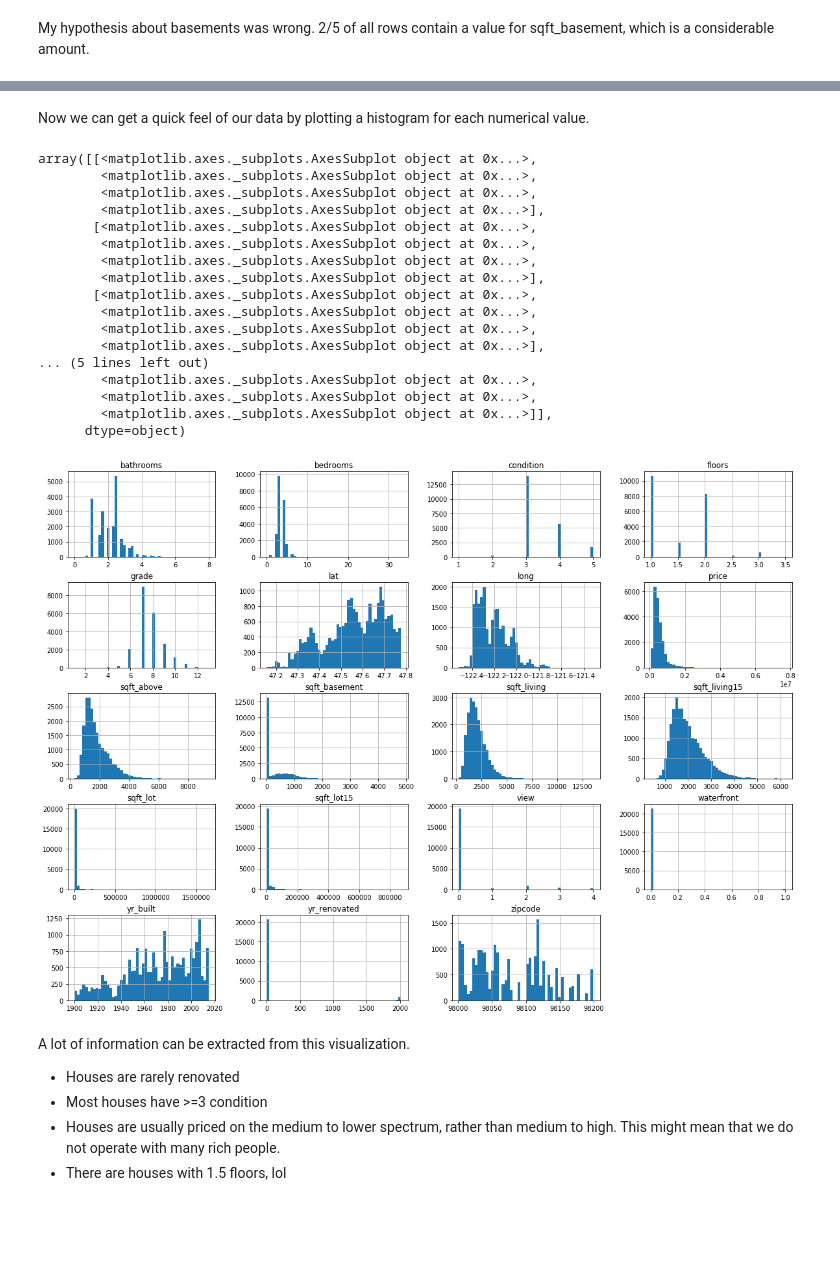
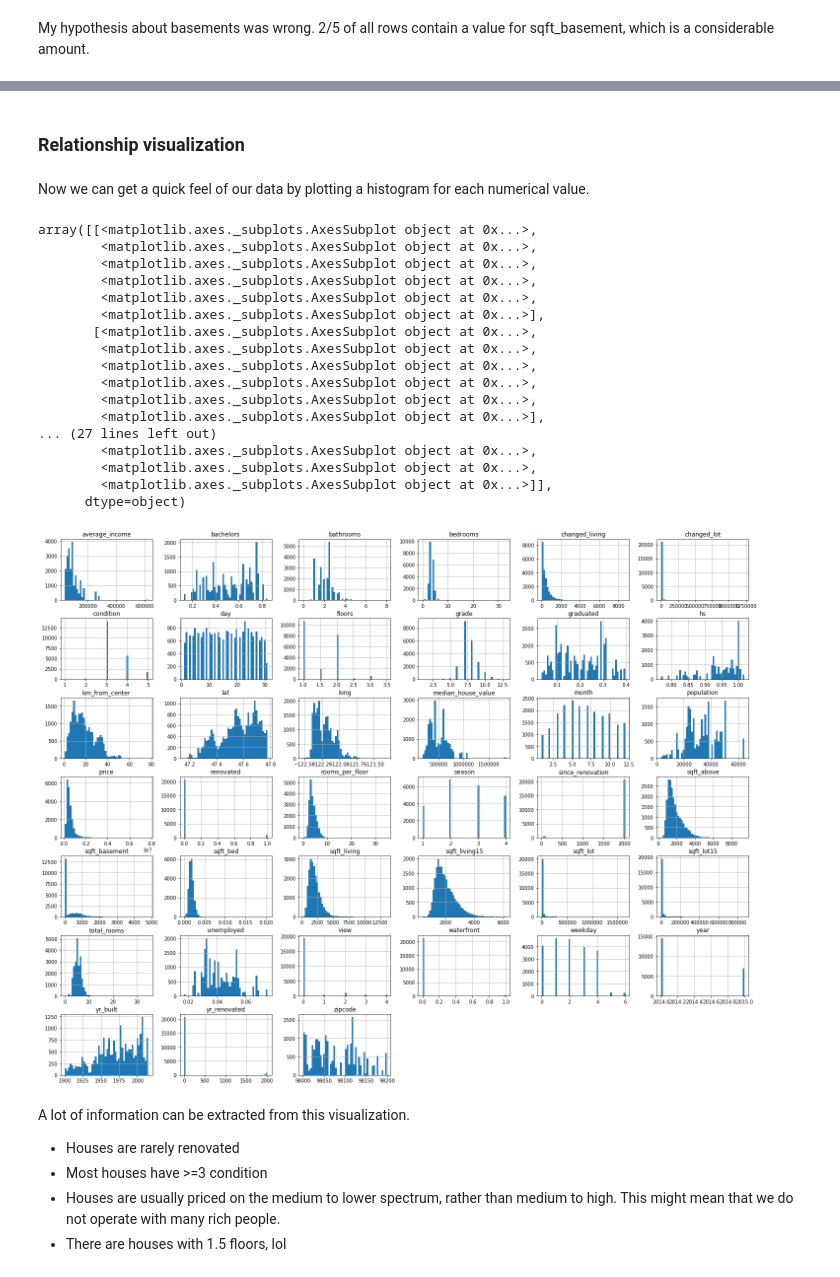
Before and after one commit to Craq/univ_ml, a Jupyter notebook: linear_reg/Houses_project.ipynb, the cells around one changed output, grey strips where cells are left out. Saved outputs shown, nothing was run; the diff lists cells and outputs as text; code cells hidden in the pictures; blank space fills up the shorter version.

```diff
--- a/linear_reg/Houses_project.ipynb
+++ b/linear_reg/Houses_project.ipynb
@@ -89,0 +145,10 @@ houses['season'] = houses.date.apply(lambda x: get_season(x.date()))
+# %%
+from geopy.distance import geodesic
+from geopy.geocoders import Nominatim
+geolocator = Nominatim(user_agent='house_prediction')
+city = geolocator.geocode('Seattle')
+seattle = (city.latitude,city.longitude)
+def get_km_from_city_center(x):
+    location_tup = (x.lat,x.long)
+    return geodesic(seattle,location_tup).kilometers
+houses['km_from_center'] = houses.apply(lambda x: get_km_from_city_center(x),axis=1)
@@ -89,0 +158,32 @@ houses['season'] = houses.date.apply(lambda x: get_season(x.date()))
+# %%
+from bs4 import BeautifulSoup
+import urllib3 as ur
+import lxml
+import re
+from urllib.request import urlopen
+
+zipcodes = houses.zipcode.unique()
+
+def get_info(page):
+    info = []
+    info.append(int(page_pyt.find(text='Estimated zip code population in 2016:').next_element.strip().replace(',','')))
+    info.append(int(page_pyt.find(text='High school or higher:').next_element.strip().replace('%','').replace('.',''))/1000)
+    info.append(int(page_pyt.find(text='Bachelor\'s degree or higher:').next_element.strip().replace('%','').replace('.',''))/1000)
+    info.append(int(page_pyt.find(text='Graduate or professional degree:').next_element.strip().replace('%','').replace('.',''))/1000)
+    info.append(int(page_pyt.find(text='Unemployed:').next_element.strip().replace('%','').replace('.',''))/1000)
+    info.append(int(page_pyt.find(text='Estimated median house/condo value in 2016:').next_element.strip().replace(',','').replace('$','')))
+    info.append(int(page_pyt.find(text='Average Adjusted Gross Income (AGI) in 2012:').next_element.strip().replace(',','').replace('$','')))
+    return info
+
+zip_information = []
+for i,zipcode in enumerate(zipcodes):
+    print('%d/%d'%(i+1,len(zipcodes)))
+    page = 'http://www.city-data.com/zips/{}.html'.format(zipcode)
+    page = urlopen(page)
+    page_pyt = BeautifulSoup(page,'lxml')
+    zip_information.append(get_info(page_pyt))
+
+print('done')
+zips = pd.DataFrame(zip_information,columns=['population','hs','bachelors','graduated','unemployed','median_house_value','average_income'])
+zips['zipcode'] = zipcodes
+houses_zips = pd.merge(houses,zips,how='left',on='zipcode')
@@ -90,26 +208,28 @@ houses['season'] = houses.date.apply(lambda x: get_season(x.date()))
+# %% [markdown]
+### Relationship visualization
 # %% [markdown]
 Now we can get a quick feel of our data by plotting a histogram for each numerical value.
 # %%
-houses.hist(bins=50,figsize=(20,15))
+houses_zips.hist(bins=50,figsize=(25,20))
 # %% [output]
 array([[<matplotlib.axes._subplots.AxesSubplot object at 0x...>,
+        <matplotlib.axes._subplots.AxesSubplot object at 0x...>,
+        <matplotlib.axes._subplots.AxesSubplot object at 0x...>,
         <matplotlib.axes._subplots.AxesSubplot object at 0x...>,
         <matplotlib.axes._subplots.AxesSubplot object at 0x...>,
         <matplotlib.axes._subplots.AxesSubplot object at 0x...>],
        [<matplotlib.axes._subplots.AxesSubplot object at 0x...>,
         <matplotlib.axes._subplots.AxesSubplot object at 0x...>,
         <matplotlib.axes._subplots.AxesSubplot object at 0x...>,
-        <matplotlib.axes._subplots.AxesSubplot object at 0x...>],
-       [<matplotlib.axes._subplots.AxesSubplot object at 0x...>,
         <matplotlib.axes._subplots.AxesSubplot object at 0x...>,
         <matplotlib.axes._subplots.AxesSubplot object at 0x...>,
         <matplotlib.axes._subplots.AxesSubplot object at 0x...>],
-... (5 lines left out)
+... (27 lines left out)
         <matplotlib.axes._subplots.AxesSubplot object at 0x...>,
         <matplotlib.axes._subplots.AxesSubplot object at 0x...>,
         <matplotlib.axes._subplots.AxesSubplot object at 0x...>]],
       dtype=object)
-[figure, old version]
+[figure, new version]
 # %% [markdown]
 A lot of information can be extracted from this visualization.
 - Houses are rarely renovated
```
Also changed, not shown: parts of 44 cells of this notebook.
